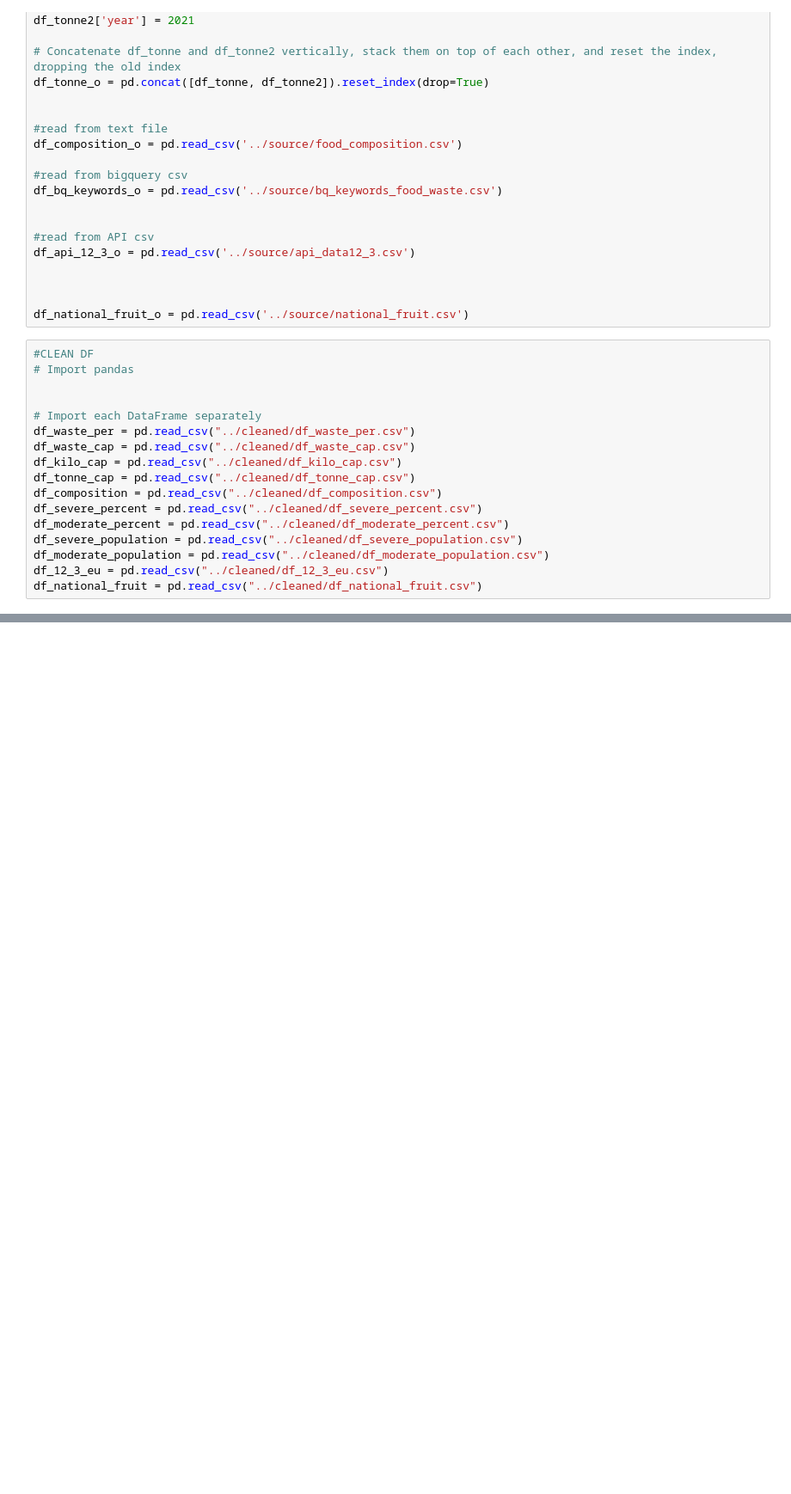
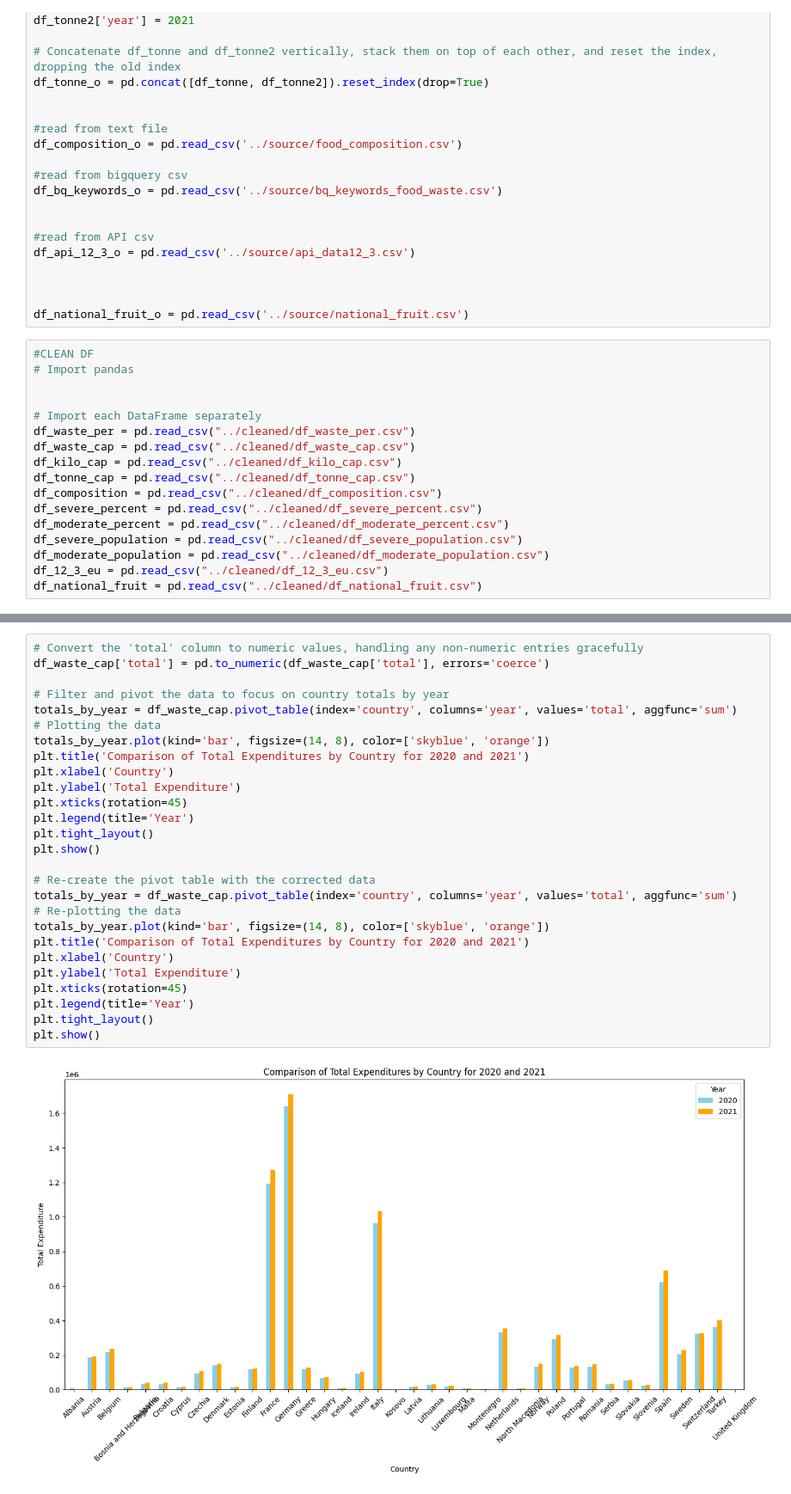
Before and after one commit to krantagat/food_waste_project, a Jupyter notebook: py_notebook/EDA.ipynb, the cells around one changed output, grey strips where cells are left out. Shown at 86% size. Drawn from its saved outputs; the diff is of its cells as text; blank space fills up the shorter version.

```diff
--- a/py_notebook/EDA.ipynb
+++ b/py_notebook/EDA.ipynb
@@ -239,0 +259,29 @@ plt.show()
+# %%
+# Convert the 'total' column to numeric values, handling any non-numeric entries gracefully
+df_waste_cap['total'] = pd.to_numeric(df_waste_cap['total'], errors='coerce')
+
+# Filter and pivot the data to focus on country totals by year
+totals_by_year = df_waste_cap.pivot_table(index='country', columns='year', values='total', aggfunc='sum')
+# Plotting the data
+totals_by_year.plot(kind='bar', figsize=(14, 8), color=['skyblue', 'orange'])
+plt.title('Comparison of Total Expenditures by Country for 2020 and 2021')
+plt.xlabel('Country')
+plt.ylabel('Total Expenditure')
+plt.xticks(rotation=45)
+plt.legend(title='Year')
+plt.tight_layout()
+plt.show()
+
+# Re-create the pivot table with the corrected data
+totals_by_year = df_waste_cap.pivot_table(index='country', columns='year', values='total', aggfunc='sum')
+# Re-plotting the data
+totals_by_year.plot(kind='bar', figsize=(14, 8), color=['skyblue', 'orange'])
+plt.title('Comparison of Total Expenditures by Country for 2020 and 2021')
+plt.xlabel('Country')
+plt.ylabel('Total Expenditure')
+plt.xticks(rotation=45)
+plt.legend(title='Year')
+plt.tight_layout()
+plt.show()
+# %% [output]
+[figure, added]
```
Also changed, not shown: parts of 9 cells of this notebook, 10 other files.
